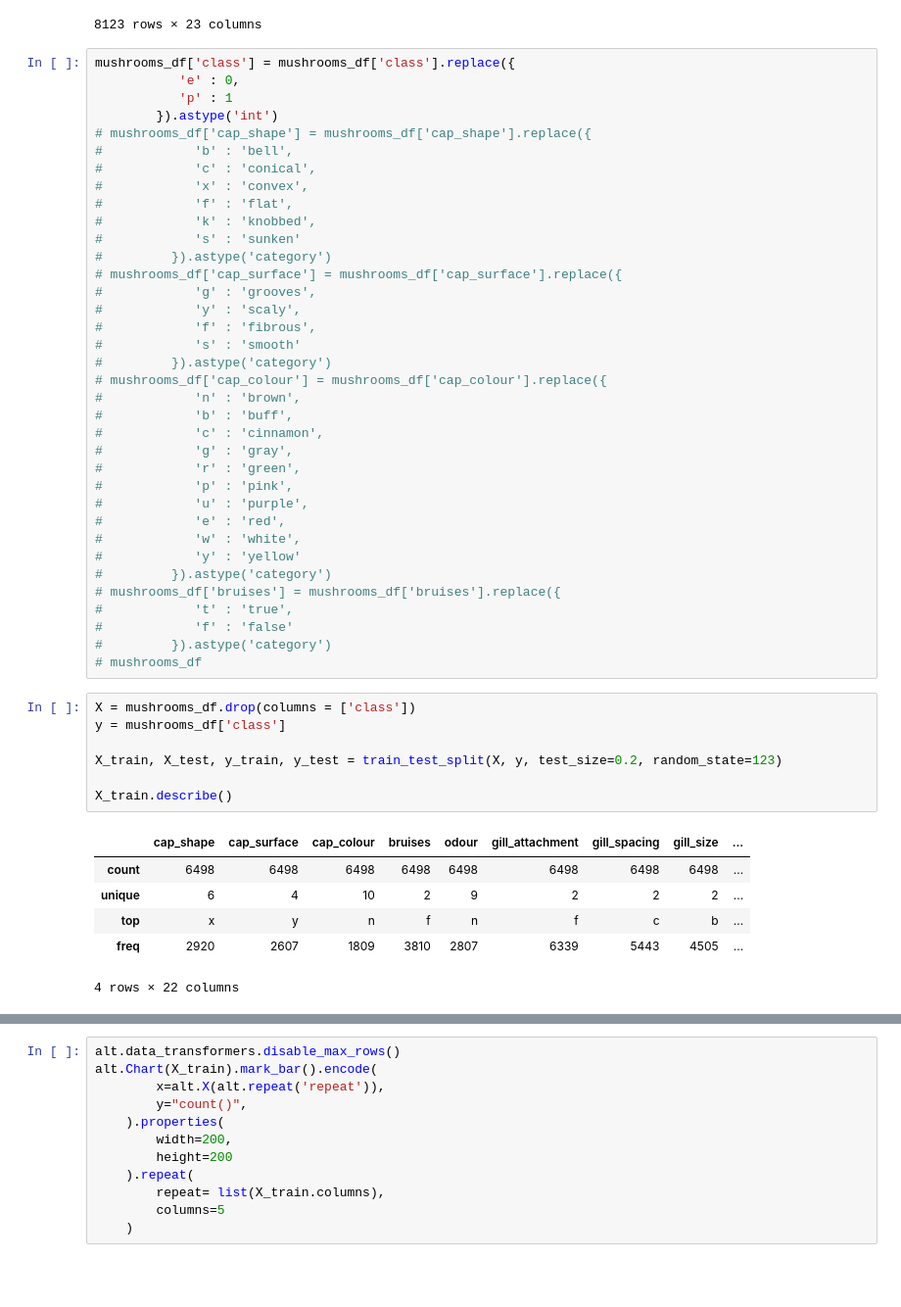
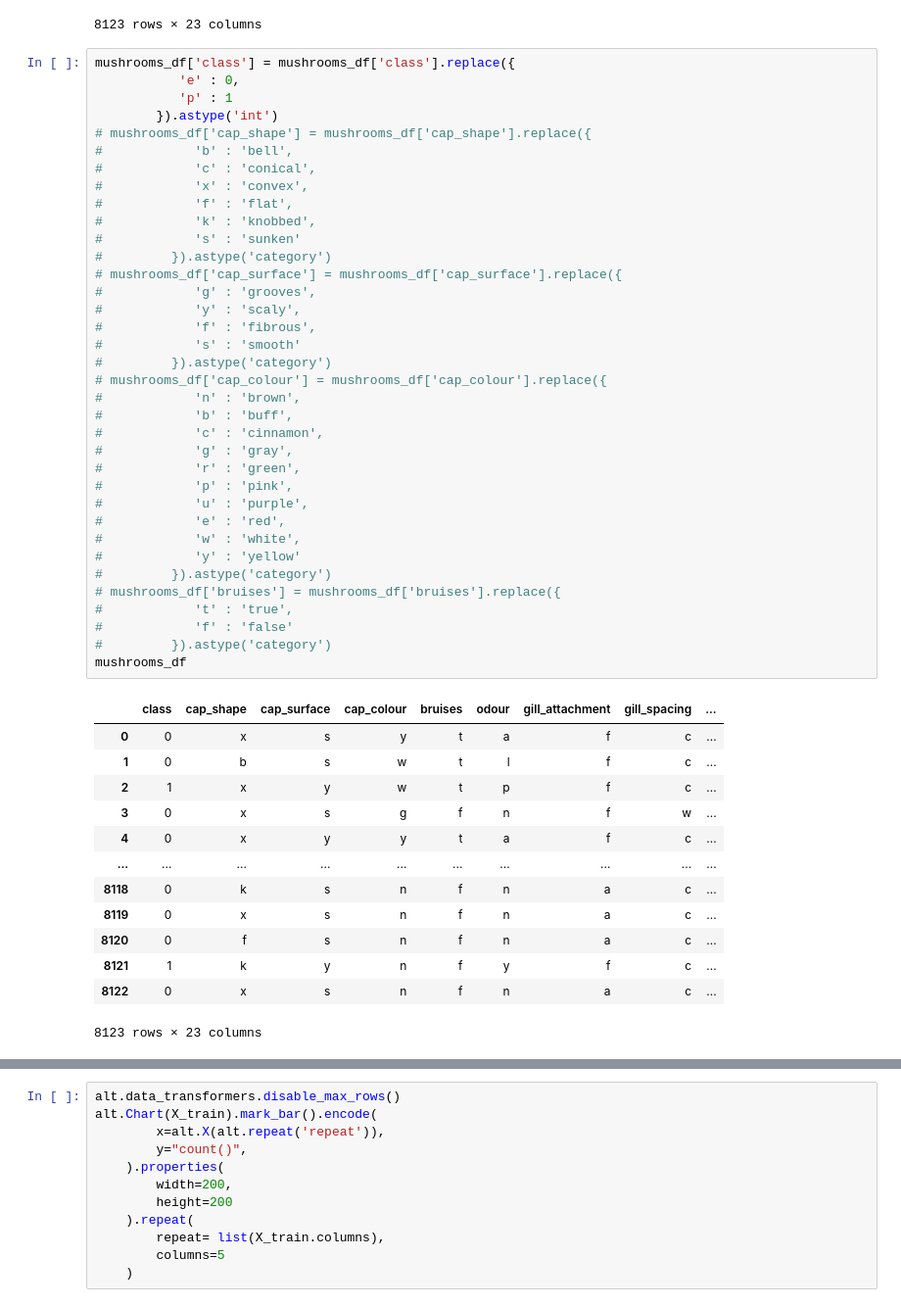
Before and after one commit to phoebe-wu/dsci-100-2023w2-group11, a Jupyter notebook: project.ipynb, the cells around one changed output, grey strips where cells are left out. Shown at 98% size. Drawn from its saved outputs; the diff is of its cells as text; blank space fills up the shorter version.

```diff
--- a/project.ipynb
+++ b/project.ipynb
@@ -86,45 +79,45 @@ mushrooms_df['class'] = mushrooms_df['class'].replace({
 # mushrooms_df['cap_shape'] = mushrooms_df['cap_shape'].replace({
 #            'b' : 'bell',
 #            'c' : 'conical',
 #            'x' : 'convex',
 #            'f' : 'flat',
 #            'k' : 'knobbed',
 #            's' : 'sunken'
 #         }).astype('category')
 # mushrooms_df['cap_surface'] = mushrooms_df['cap_surface'].replace({
 #            'g' : 'grooves',
 #            'y' : 'scaly',
 #            'f' : 'fibrous',
 #            's' : 'smooth'
 #         }).astype('category')
 # mushrooms_df['cap_colour'] = mushrooms_df['cap_colour'].replace({
 #            'n' : 'brown',
 #            'b' : 'buff',
 #            'c' : 'cinnamon',
 #            'g' : 'gray',
 #            'r' : 'green',
 #            'p' : 'pink',
 #            'u' : 'purple',
 #            'e' : 'red',
 #            'w' : 'white',
 #            'y' : 'yellow'
 #         }).astype('category')
 # mushrooms_df['bruises'] = mushrooms_df['bruises'].replace({
 #            't' : 'true',
 #            'f' : 'false'
 #         }).astype('category')
-# mushrooms_df
+mushrooms_df
+# %% [output]
+|  | class | cap_shape | cap_surface | cap_colour | bruises | odour | gill_attachment | gill_spacing | ... |
+| 0 | 0 | x | s | y | t | a | f | c | ... |
+| 1 | 0 | b | s | w | t | l | f | c | ... |
+| 2 | 1 | x | y | w | t | p | f | c | ... |
+| 3 | 0 | x | s | g | f | n | f | w | ... |
+| 4 | 0 | x | y | y | t | a | f | c | ... |
+| ... | ... | ... | ... | ... | ... | ... | ... | ... | ... |
+| 8118 | 0 | k | s | n | f | n | a | c | ... |
+| 8119 | 0 | x | s | n | f | n | a | c | ... |
+| 8120 | 0 | f | s | n | f | n | a | c | ... |
+| 8121 | 1 | k | y | n | f | y | f | c | ... |
+| 8122 | 0 | x | s | n | f | n | a | c | ... |
+8123 rows × 23 columns
-# %%
-X = mushrooms_df.drop(columns = ['class'])
-y = mushrooms_df['class']
-
-X_train, X_test, y_train, y_test = train_test_split(X, y, test_size=0.2, random_state=123)
-
-X_train.describe()
-# %% [output]
-|  | cap_shape | cap_surface | cap_colour | bruises | odour | gill_attachment | gill_spacing | gill_size | ... |
-| count | 6498 | 6498 | 6498 | 6498 | 6498 | 6498 | 6498 | 6498 | ... |
-| unique | 6 | 4 | 10 | 2 | 9 | 2 | 2 | 2 | ... |
-| top | x | y | n | f | n | f | c | b | ... |
-| freq | 2920 | 2607 | 1809 | 3810 | 2807 | 6339 | 5443 | 4505 | ... |
-4 rows × 22 columns
```
Also changed, not shown: parts of 24 cells of this notebook, 1 other file.
